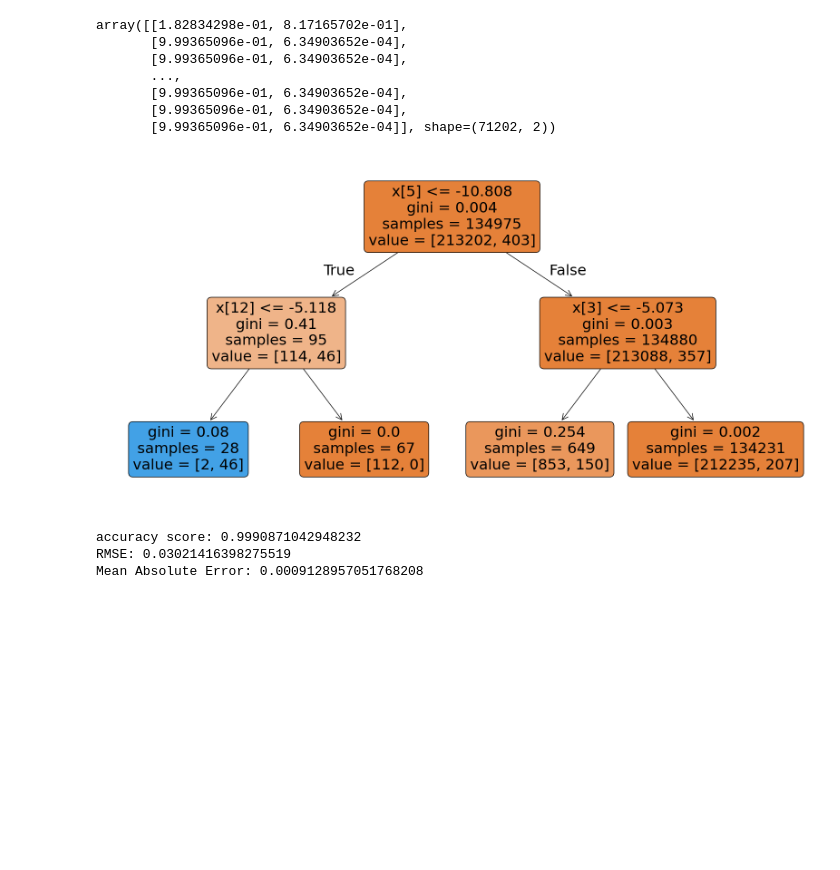
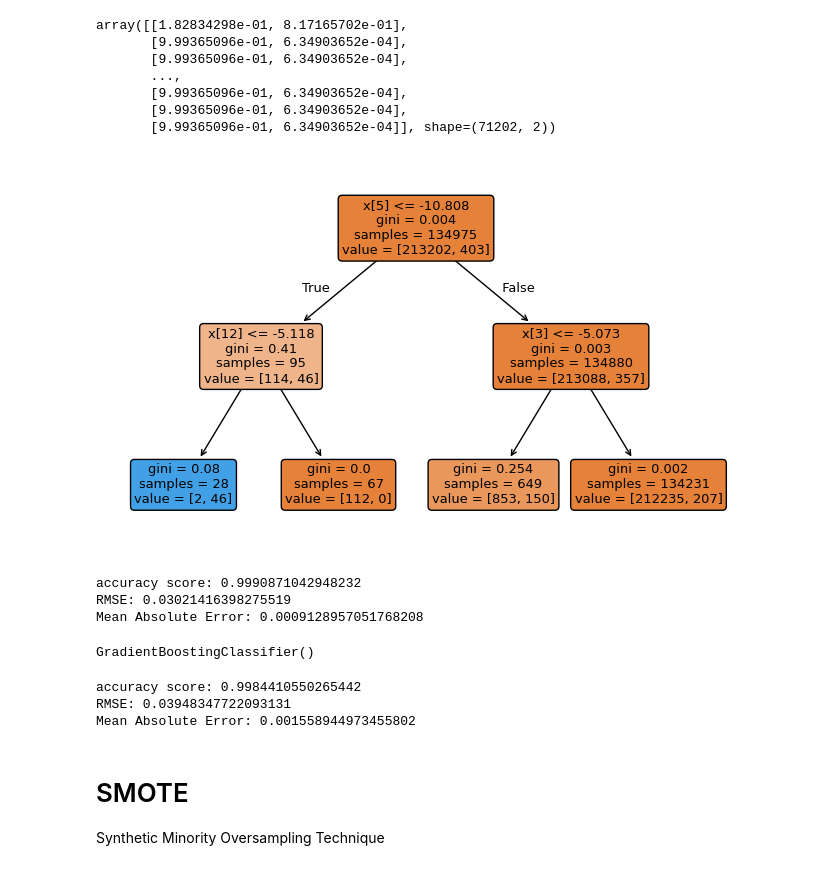
Before and after one commit to AayushJ91/ML_Projects, a Jupyter notebook: Weekly/mini-project.ipynb, the cells around one changed output. Saved outputs shown, nothing was run; the diff lists cells and outputs as text; code cells hidden in the pictures; blank space fills up the shorter version.

```diff
--- a/Weekly/mini-project.ipynb
+++ b/Weekly/mini-project.ipynb
@@ -67,13 +101,13 @@ array([[1.82834298e-01, 8.17165702e-01],
 # %%
 single_tree2 = randomforestclf.estimators_[1]
 
-plt.figure(figsize=(20,10))
+plt.figure(figsize=(8,5))
 tree.plot_tree(single_tree2,
                 filled=True,
                 rounded=True)
 plt.show()
 # %% [output]
-[figure, old version]
+[figure, new version]
 # %%
 predictions = randomforestclf.predict(test_X)
 
@@ -86,0 +123,19 @@ Mean Absolute Error: 0.0009128957051768208
+# %%
+GradBoosclf = GradientBoostingClassifier()
+
+GradBoosclf.fit(train_X, train_y)
+# %% [output]
+GradientBoostingClassifier()
+# %%
+GradBoostPred = GradBoosclf.predict(test_X)
+
+print("accuracy score:",accuracy_score(test_y, GradBoostPred))
+print("RMSE:", root_mean_squared_error(test_y, GradBoostPred))
+print("Mean Absolute Error:", mean_absolute_error(test_y, GradBoostPred))
+# %% [output]
+accuracy score: 0.9984410550265442
+RMSE: 0.03948347722093131
+Mean Absolute Error: 0.001558944973455802
+# %% [markdown]
+# SMOTE
+Synthetic Minority Oversampling Technique
```
Also changed, not shown: parts of 18 cells of this notebook, 6 other files.
